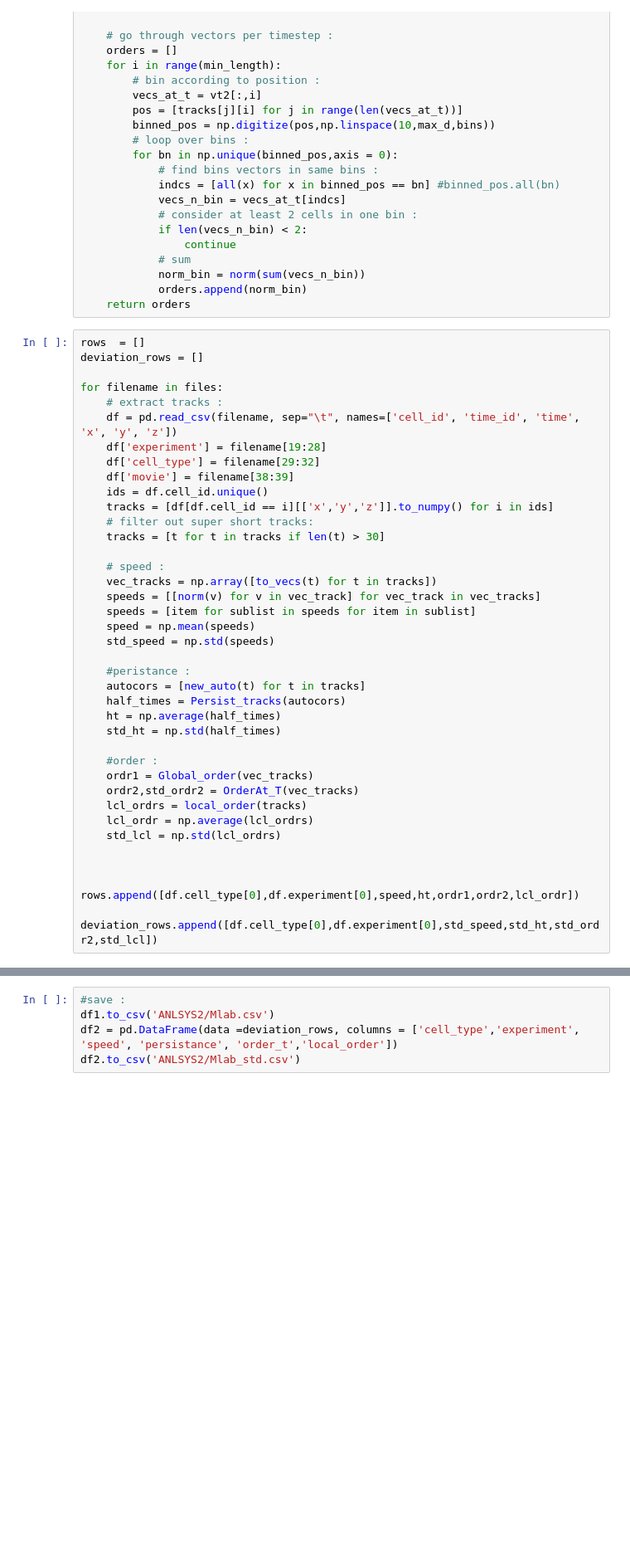
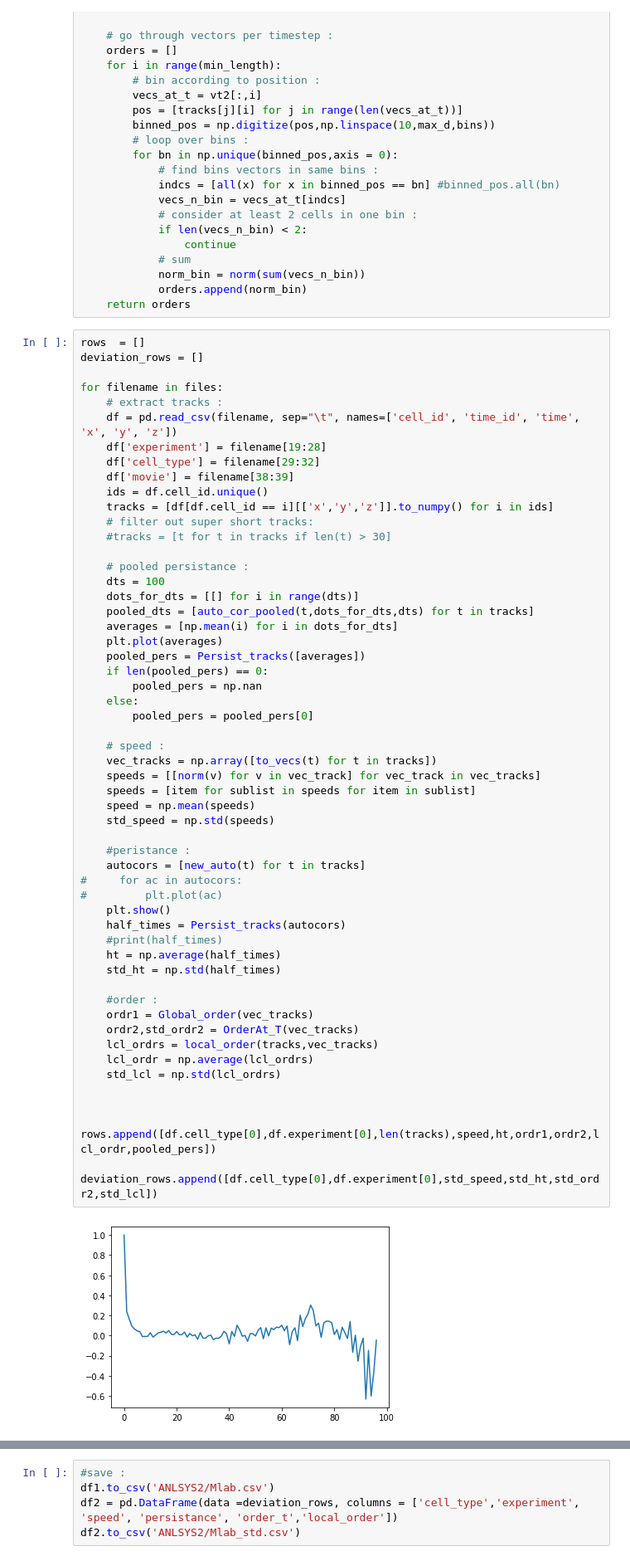
Before and after one commit to lstuurman/FRC_Thesis, a Jupyter notebook: CPM_code/Mlab_fullcsv.ipynb, the cells around one changed output, grey strips where cells are left out. Shown: that part at 83% size. Drawn from its saved outputs; the diff is of its cells as text; blank space fills up the shorter version.

```diff
--- a/CPM_code/Mlab_fullcsv.ipynb
+++ b/CPM_code/Mlab_fullcsv.ipynb
@@ -142,33 +147,50 @@ for filename in files:
     df = pd.read_csv(filename, sep="\t", names=['cell_id', 'time_id', 'time', 'x', 'y', 'z'])
     df['experiment'] = filename[19:28]
     df['cell_type'] = filename[29:32]
     df['movie'] = filename[38:39]
     ids = df.cell_id.unique()
     tracks = [df[df.cell_id == i][['x','y','z']].to_numpy() for i in ids]
     # filter out super short tracks:
-    tracks = [t for t in tracks if len(t) > 30]
+    #tracks = [t for t in tracks if len(t) > 30]
+
+    # pooled persistance :
+    dts = 100
+    dots_for_dts = [[] for i in range(dts)]
+    pooled_dts = [auto_cor_pooled(t,dots_for_dts,dts) for t in tracks]
+    averages = [np.mean(i) for i in dots_for_dts]
+    plt.plot(averages)
+    pooled_pers = Persist_tracks([averages])
+    if len(pooled_pers) == 0:
+        pooled_pers = np.nan
+    else:
+        pooled_pers = pooled_pers[0]
 
     # speed :
     vec_tracks = np.array([to_vecs(t) for t in tracks])
     speeds = [[norm(v) for v in vec_track] for vec_track in vec_tracks]
     speeds = [item for sublist in speeds for item in sublist]
     speed = np.mean(speeds)
     std_speed = np.std(speeds)
 
     #peristance :
     autocors = [new_auto(t) for t in tracks]
+#     for ac in autocors:
+#         plt.plot(ac)
+    plt.show()
     half_times = Persist_tracks(autocors)
+    #print(half_times)
     ht = np.average(half_times)
     std_ht = np.std(half_times)
 
     #order :
     ordr1 = Global_order(vec_tracks)
     ordr2,std_ordr2 = OrderAt_T(vec_tracks)
-    lcl_ordrs = local_order(tracks)
+    lcl_ordrs = local_order(tracks,vec_tracks)
     lcl_ordr = np.average(lcl_ordrs)
     std_lcl = np.std(lcl_ordrs)
 
 
-    rows.append([df.cell_type[0],df.experiment[0],speed,ht,ordr1,ordr2,lcl_ordr])
+    rows.append([df.cell_type[0],df.experiment[0],len(tracks),speed,ht,ordr1,ordr2,lcl_ordr,pooled_pers])
     deviation_rows.append([df.cell_type[0],df.experiment[0],std_speed,std_ht,std_ordr2,std_lcl])
 # %% [output]
+[figure, added]
```
Also changed, not shown: parts of 5 cells of this notebook, 9 other files.
